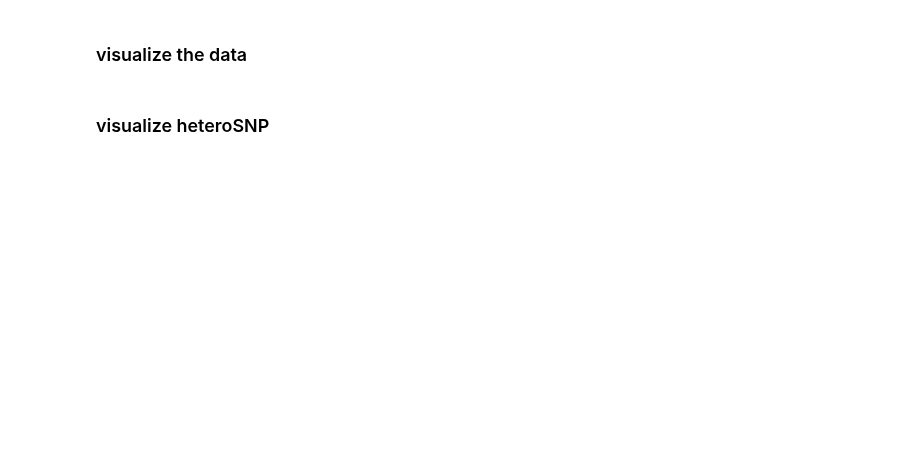
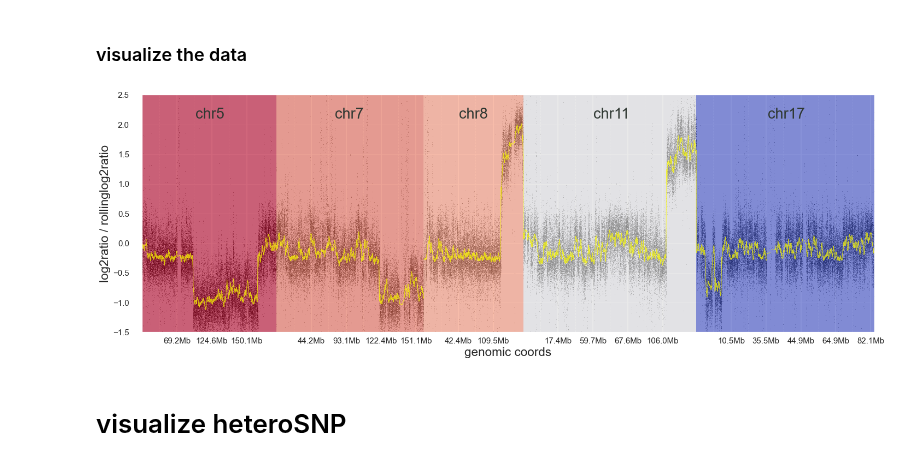
Before and after one commit to Mar111tiN/myCNV, a Jupyter notebook: nb/visualize.ipynb, the cells around one changed output. Saved outputs shown, nothing was run; the diff lists cells and outputs as text; code cells hidden in the pictures; blank space fills up the shorter version.

```diff
--- a/nb/visualize.ipynb
+++ b/nb/visualize.ipynb
@@ -28,4 +30,3 @@ cnvPON_path
 # %%
 sample = "01_A"
-snp_df = pd.read_csv(os.path.join(output_path, 'heteroSNP/01_A.snp'), sep='\t')
-cov_df = pd.read_csv(os.path.join(output_path, 'covDif/01_A.cov'), sep='\t')
+cov_df = pd.read_csv(os.path.join(output_path, f'rollingCNV/{sample}.rollcov.csv'), sep='\t')
@@ -170,7 +162,7 @@ def str_pos(pos, df, precision=1):
     return f"{base}{suff}"
 
 
-def set_ticks(ax, df, chrom_df, ticks=20):
+def set_ticks(ax, df, chrom_df, ticks=20, label_size=12):
     '''
     for a given tick number, set nicely spread ticks
     '''
@@ -198,8 +190,8 @@ def set_ticks(ax, df, chrom_df, ticks=20):
     ax.xaxis.set_minor_locator(plt.FixedLocator(minor_pos))
     ax.xaxis.grid(which='major', linestyle='-', linewidth=2)
     ax.xaxis.grid(which='minor', linestyle='--', linewidth=1)
-    ax.xaxis.set_tick_params(which='major', length=20, )
-
+    ax.xaxis.set_tick_params(which='major', length=20, labelsize=label_size)
+    ax.yaxis.set_tick_params(which='major', length=20, labelsize=label_size)
     # set the tick labels
     for tick in ax.xaxis.get_majorticklabels():
         tick.set_verticalalignment("bottom")
@@ -231,7 +223,7 @@ def extract_pos(region):
     return chrom, start, end
 
 
-def plot_genomic(df, plots, chroms='all', color_chroms=True, colormap='coolwarm_r', region='', figsize=(20,4), ylim=(-1,1)):
+def plot_genomic(df, plots, chroms='all', color_chroms=True, colormap='coolwarm_r', region='', figsize=(20,4), ylim=(-1,1), label_size=12):
 
     #### DATA MANGELING ##########
     # get cols for rearranging
@@ -278,9 +270,9 @@ def plot_genomic(df, plots, chroms='all', color_chroms=True, colormap='coolwarm_
 
     ######## LABELS ###################
     # set the axis labels
-    _ = ax.set_xlabel('genomic coords');
+    _ = ax.set_xlabel('genomic coords', fontsize=1.25*label_size);
     # quick fix for one y-label
-    _ = ax.set_ylabel(' / '.join([plot['title'] for plot in plots]))
+    _ = ax.set_ylabel(' / '.join([plot['title'] for plot in plots]), fontsize=1.25*label_size)
 
     ######## CHROM LABELS #############
     add_chrom_labels(ax, chrom_df, ax.get_ylim())
@@ -288,40 +280,44 @@ def plot_genomic(df, plots, chroms='all', color_chroms=True, colormap='coolwarm_
     ####### X-AXIS ####################
     # set major ticks and grid for chrom
 
-    ax = set_ticks(ax, df, chrom_df)
+    ax = set_ticks(ax, df, chrom_df, label_size=label_size)
 
     # return fig and ax for further plotting and return edited dataframe
     return fig, ax, df, chrom_df
 # %%
-cov_plots = [
-    dict(
-        title='rollinglog2ratio',
-        plot_type='line',   # ['line', 'scatter']
-        data='log2ratiomean',
-        plot_args=dict(
-            linewidth=0.3,
-            color='black',
-            alpha=.7
-        )
-    ),
-    dict(
+log2 = dict(
         title='log2ratio',
         plot_type='scatter',   # ['line', 'scatter']
         data='log2ratio',
         plot_args=dict(
             linewidth=0.3,
             color='black',
-            s=0.1,
-            alpha=.3
+            s=0.2,
+            alpha=.7
         )
     )
-]
+
+log2mean = dict(
+        title='rollinglog2ratio',
+        plot_type='line',   # ['line', 'scatter']
+        data='log2ratiomean',
+        plot_args=dict(
+            linewidth=1,
+            color='yellow',
+            alpha=.7
+        )
+    )
 
 chroms = ['chr5', 'chr7','chr8', 'chr11', 'chr17']
 
 fig_params = dict(
     figsize=(24,8),
     colormap='coolwarm_r',
     color_chroms=True,
-    ylim=(-1.5,2.5)
+    ylim=(-1.5,2.5),
+    label_size=15
 )
+
+fig, ax, df, chrom_df = plot_genomic(cov_df, plots=[log2, log2mean], chroms=chroms, region='', **fig_params)
+# %% [output]
+[figure, added]
@@ -330,2 +324,2 @@ fig, ax, df, chrom_df = plot_genomic(cov_df, plots=plots, chroms=chroms, region=
 # %% [markdown]
-### visualize heteroSNP
+# visualize heteroSNP
```
Also changed, not shown: parts of 14 cells of this notebook, 3 other files.
